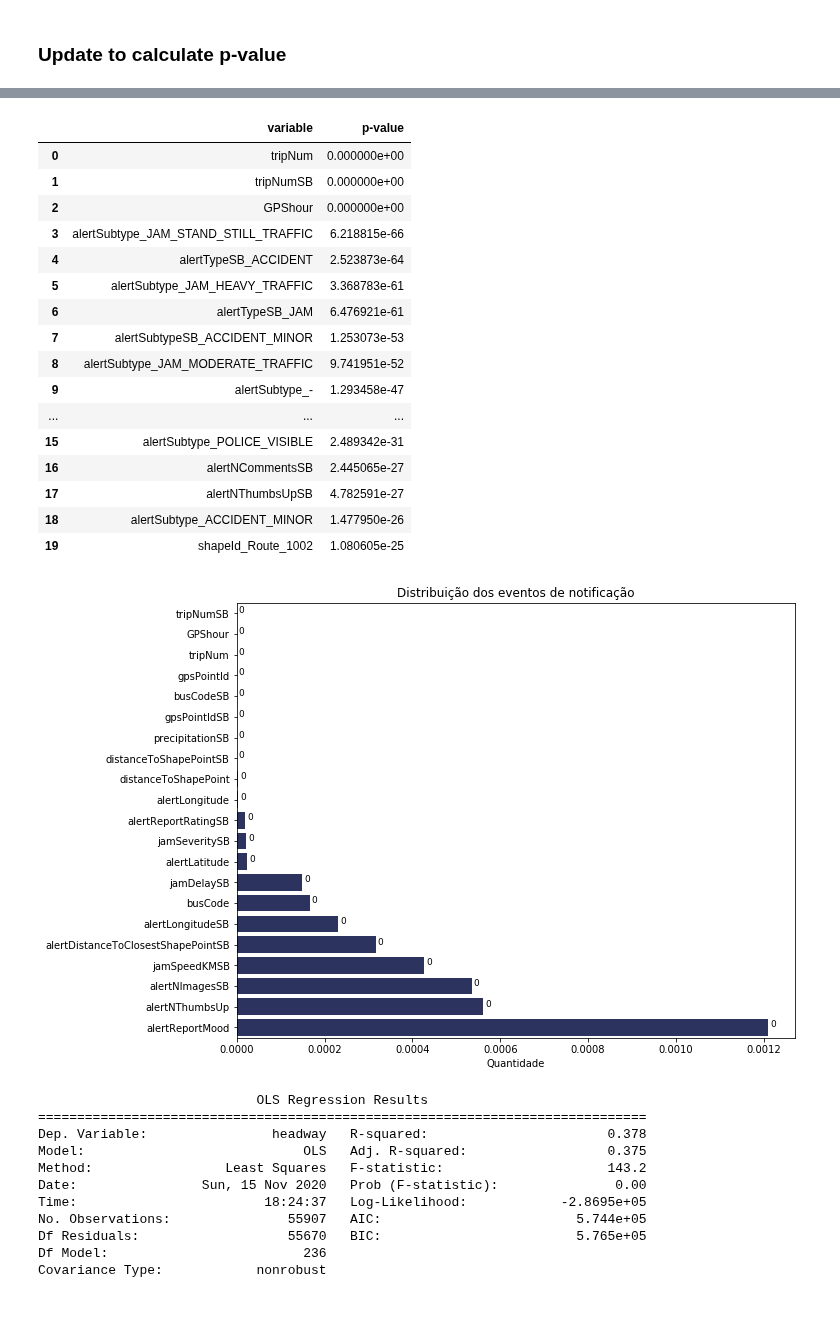
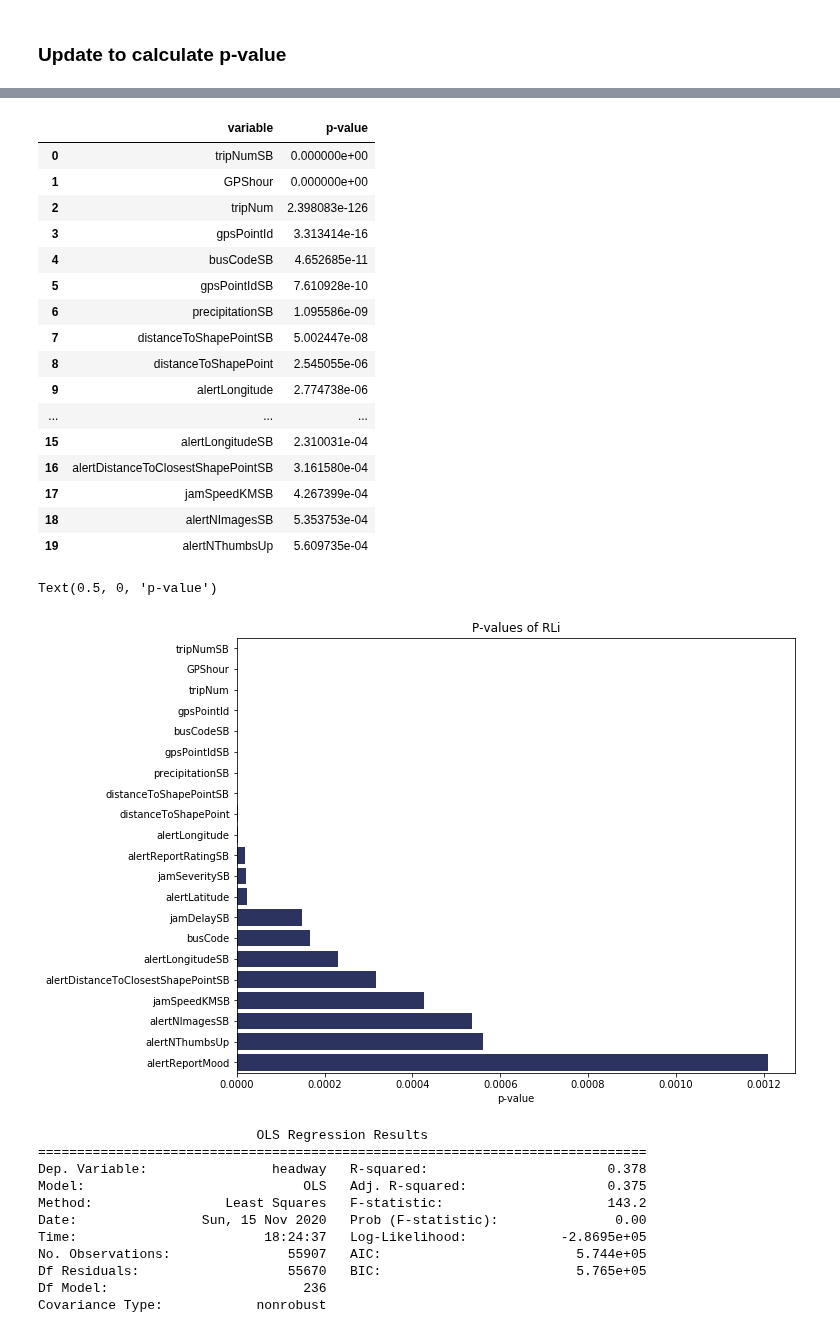
Before and after one commit to veruskasantos/INESProject, a Jupyter notebook: workspace/Model Prediction/Testing models/LinearRegression/LinearRegression.ipynb, the cells around one changed output, grey strips where cells are left out. Cells and saved outputs as stored; diff of their text form; code cells hidden in the pictures.

```diff
--- a/workspace/Model Prediction/Testing models/LinearRegression/LinearRegression.ipynb
+++ b/workspace/Model Prediction/Testing models/LinearRegression/LinearRegression.ipynb
@@ -13,8 +13,8 @@ import seaborn as sns
 # %%
 city = 'CityA'
 
-data_path = '../../data/output/' + city + '/normalized_data_X_5p.csv'
-y_path = '../../data/output/' + city + '/y_headway_5p.csv'
+data_path = '../../data/output/' + city + '/normalized_data_X.csv'
+y_path = '../../data/output/' + city + '/y_headway.csv'
 
 data = pd.read_csv(data_path)
 y = pd.read_csv(y_path)
@@ -220,8 +220,4 @@ Warnings:
 strong multicollinearity problems or that the design matrix is singular.
-# %%
-X = sm.add_constant(train_X)
-linear_model = sm.OLS(train_Y, X) # Linear Regression/Ordinary Least Squares
-result = linear_model.fit()
 # %%
 var_values = pd.DataFrame(data=result.pvalues.sort_values(), columns=['p-value'])
 var_values.reset_index(inplace=True)
@@ -229,39 +225,37 @@ var_values = var_values.rename(columns = {'index':'variable'})
 var_values.head(20)
 # %% [output]
 |  | variable | p-value |
-| 0 | tripNum | 0.000000e+00 |
-| 1 | tripNumSB | 0.000000e+00 |
-| 2 | GPShour | 0.000000e+00 |
-| 3 | alertSubtype_JAM_STAND_STILL_TRAFFIC | 6.218815e-66 |
-| 4 | alertTypeSB_ACCIDENT | 2.523873e-64 |
-| 5 | alertSubtype_JAM_HEAVY_TRAFFIC | 3.368783e-61 |
-| 6 | alertTypeSB_JAM | 6.476921e-61 |
-| 7 | alertSubtypeSB_ACCIDENT_MINOR | 1.253073e-53 |
-| 8 | alertSubtype_JAM_MODERATE_TRAFFIC | 9.741951e-52 |
-| 9 | alertSubtype_- | 1.293458e-47 |
+| 0 | tripNumSB | 0.000000e+00 |
+| 1 | GPShour | 0.000000e+00 |
+| 2 | tripNum | 2.398083e-126 |
+| 3 | gpsPointId | 3.313414e-16 |
+| 4 | busCodeSB | 4.652685e-11 |
+| 5 | gpsPointIdSB | 7.610928e-10 |
+| 6 | precipitationSB | 1.095586e-09 |
+| 7 | distanceToShapePointSB | 5.002447e-08 |
+| 8 | distanceToShapePoint | 2.545055e-06 |
+| 9 | alertLongitude | 2.774738e-06 |
 | ... | ... | ... |
-| 15 | alertSubtype_POLICE_VISIBLE | 2.489342e-31 |
-| 16 | alertNCommentsSB | 2.445065e-27 |
-| 17 | alertNThumbsUpSB | 4.782591e-27 |
-| 18 | alertSubtype_ACCIDENT_MINOR | 1.477950e-26 |
-| 19 | shapeId_Route_1002 | 1.080605e-25 |
+| 15 | alertLongitudeSB | 2.310031e-04 |
+| 16 | alertDistanceToClosestShapePointSB | 3.161580e-04 |
+| 17 | jamSpeedKMSB | 4.267399e-04 |
+| 18 | alertNImagesSB | 5.353753e-04 |
+| 19 | alertNThumbsUp | 5.609735e-04 |
 # %%
+#100%
 fig, ax = plt.subplots(figsize=(10,8))
 
 first_rows=var_values[0:21]
 fig_plt = sns.barplot(y="variable", x='p-value', data=first_rows, color='#242d66', ax=ax)
 
-fig_plt.set_title('Distribuição dos eventos de notificação')
+fig_plt.set_title('P-values of RLi')
 fig_plt.set_ylabel('')
-fig_plt.set_xlabel('Quantidade')
-
-for p in fig_plt.patches:
-    fig_plt.annotate(int(p.get_width()),((p.get_x() + p.get_width()), p.get_y()), xytext=(2, -8),
-                     fontsize=9, textcoords='offset points')
+fig_plt.set_xlabel('p-value')
 
 #fig.savefig('../data/figs/events_distribution_horiz.png', bbox_inches = "tight")
 # %% [output]
+Text(0.5, 0, 'p-value')
-[figure, old version]
+[figure, new version]
 # %%
 #5p
 
```
Also changed, not shown: parts of 2 cells of this notebook, 10 other files.
